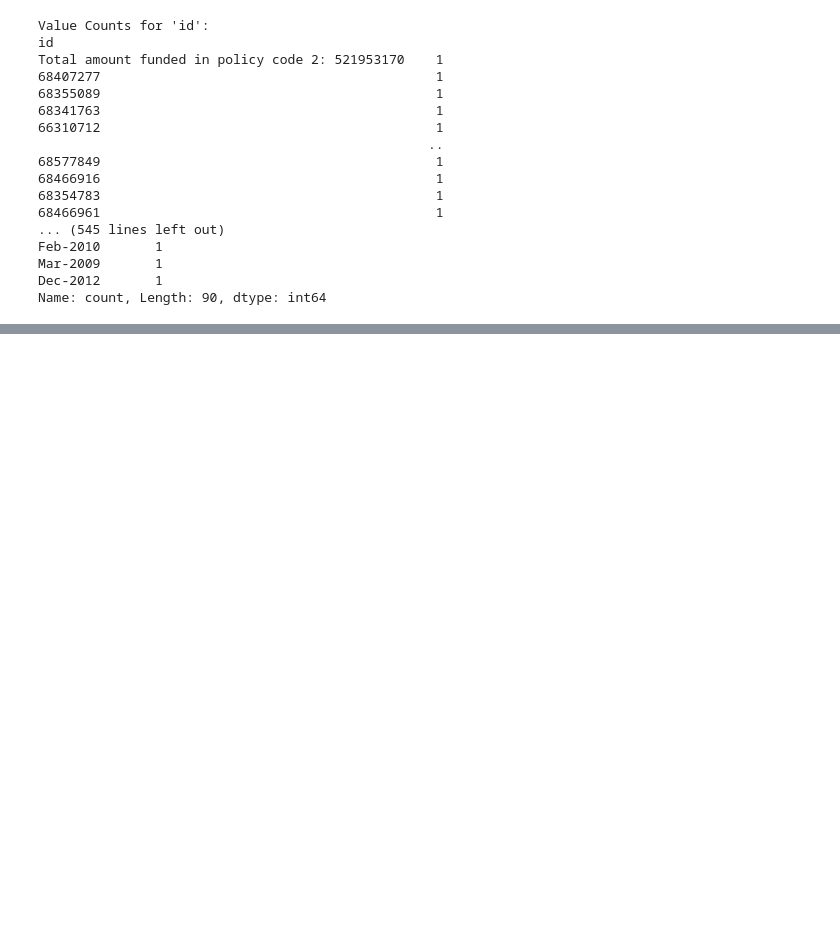
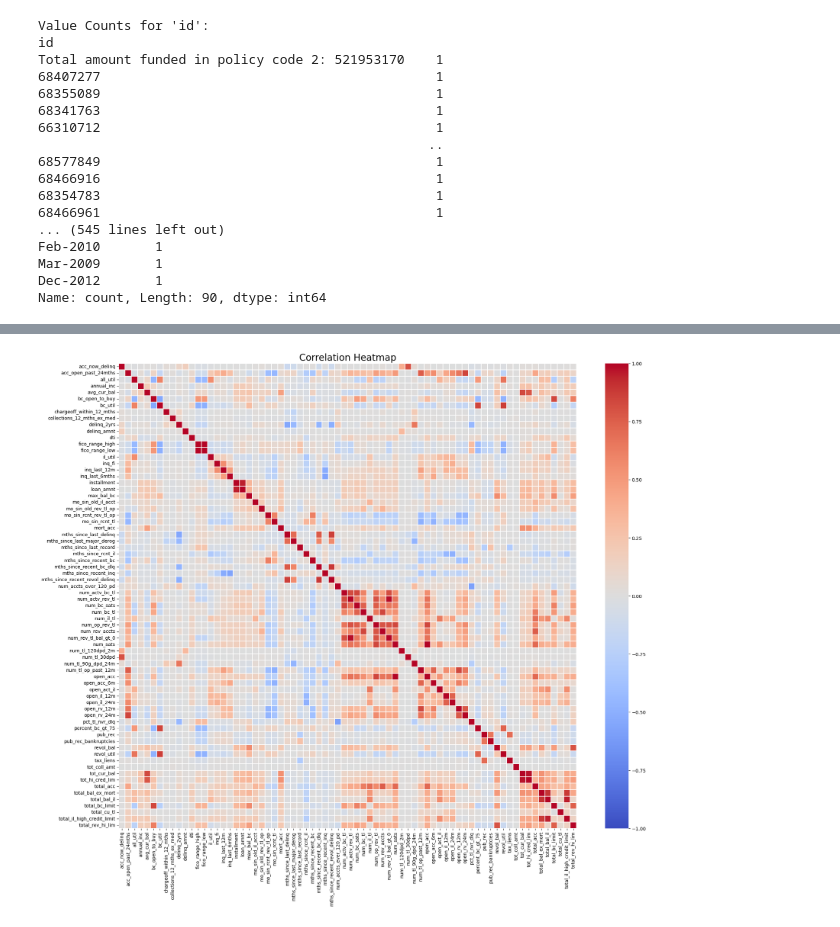
Before and after one commit to Saad7912/ML-Model-Drift-Health-Monitoring-Agent, a Jupyter notebook: LendingClubLoanData.ipynb, the cells around one changed output, grey strips where cells are left out. Drawn from its saved outputs; the diff is of its cells as text; code cells hidden in the pictures; blank space fills up the shorter version.

Commit message:
Feature Selection v1.1

```diff
--- a/LendingClubLoanData.ipynb
+++ b/LendingClubLoanData.ipynb
@@ -206,0 +314,4 @@ Name: count, Length: 90, dtype: int64
+# %%
+df = df[selected_features]
+
+print("Dataset Shape after Feature Selection:", df.shape)
@@ -206,0 +344,8 @@ Name: count, Length: 90, dtype: int64
+# %%
+threshold = 85
+
+high_missing_cols = missing_df[
+    missing_df["Missing Percentage"] > threshold
+]
+
+print(high_missing_cols)
@@ -206,0 +371,7 @@ Name: count, Length: 90, dtype: int64
+# %%
+cols_to_drop = high_missing_cols.index.tolist()
+
+df.drop(columns=cols_to_drop, inplace=True)
+
+print("Dataset Shape after dropping high-missing columns:")
+print(df.shape)
@@ -206,0 +455,28 @@ Name: count, Length: 90, dtype: int64
+# %%
+import matplotlib.pyplot as plt
+import seaborn as sns
+
+# Select numerical columns
+numerical_df = df.select_dtypes(include=['number'])
+
+# Correlation matrix
+corr_matrix = numerical_df.corr()
+
+plt.figure(figsize=(22,18))
+
+sns.heatmap(
+    corr_matrix,
+    cmap="coolwarm",
+    center=0,
+    vmin=-1,
+    vmax=1,
+    linewidths=0.2
+)
+
+plt.title("Correlation Heatmap", fontsize=20)
+plt.xticks(rotation=90)
+plt.yticks(rotation=0)
+
+plt.show()
+# %% [output]
+[figure, added]
```
Also changed, not shown: parts of 12 cells of this notebook.
